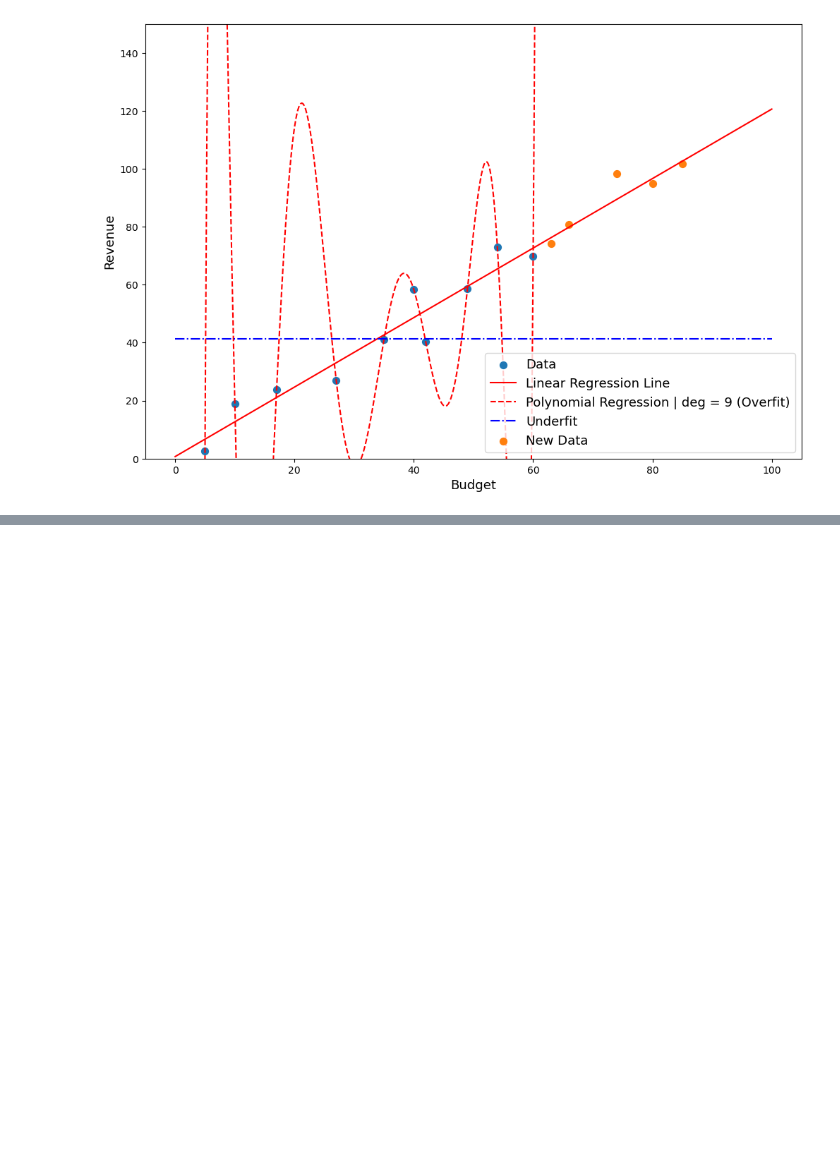
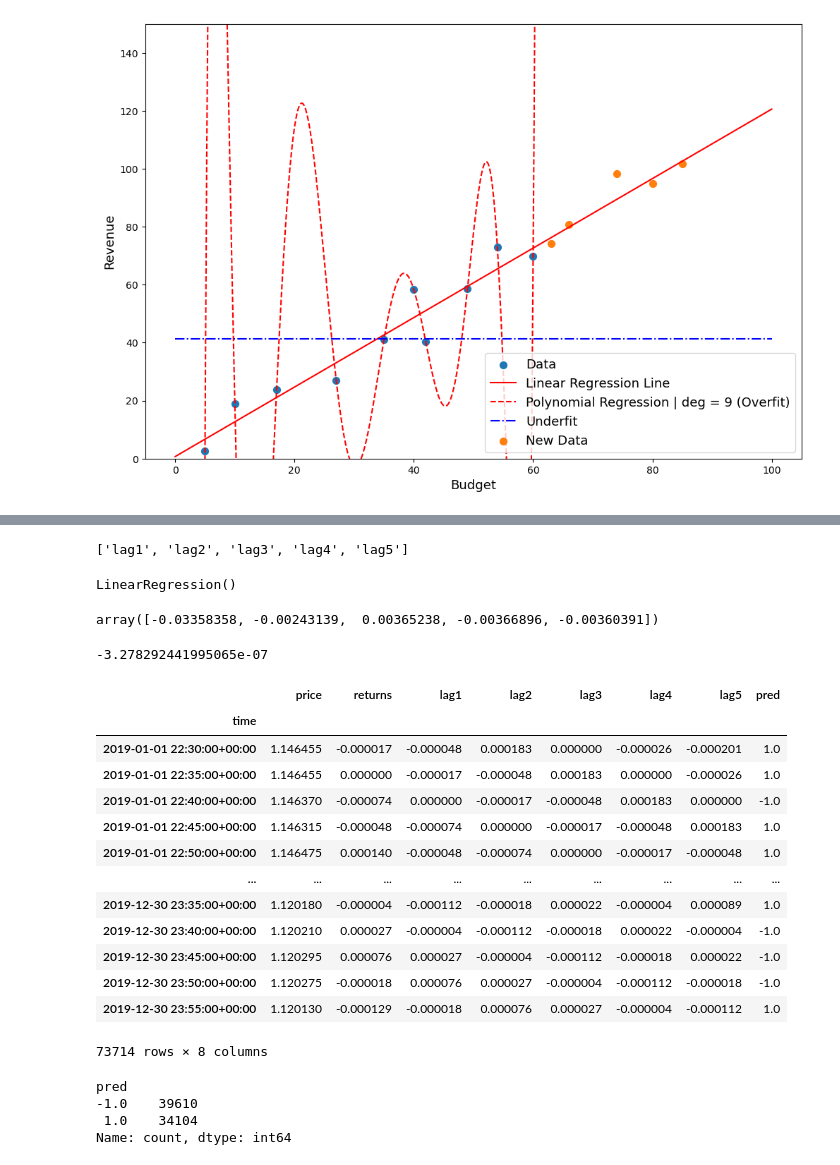
Before and after one commit to apasvenskas/Python-practice-with-financial-data, a Jupyter notebook: Testing/Linear_Regresion.ipynb, the cells around one changed output, grey strips where cells are left out. Cells and saved outputs as stored; diff of their text form; code cells hidden in the pictures; blank space fills up the shorter version.

Commit message:
multiple regression

```diff
--- a/Testing/Linear_Regresion.ipynb
+++ b/Testing/Linear_Regresion.ipynb
@@ -173,0 +221,46 @@ plt.show()
+# %%
+cols
+# %% [output]
+['lag1', 'lag2', 'lag3', 'lag4', 'lag5']
+# %%
+lm = LinearRegression(fit_intercept = True)
+# %%
+lm.fit(data[cols], data.returns) # the lm model
+# %% [output]
+LinearRegression()
+# %%
+lm.coef_
+# %% [output]
+array([-0.03358358, -0.00243139,  0.00365238, -0.00366896, -0.00360391])
+# %%
+lm.intercept_
+# %% [output]
+-3.278292441995065e-07
+# %%
+data["pred"] = lm.predict(data[cols].values)
+# %%
+data.pred = np.sign(data.pred)
+# %%
+data
+# %% [output]
+|  | price | returns | lag1 | lag2 | lag3 | lag4 | lag5 | pred |
+| time |  |  |  |  |  |  |  |  |
+| 2019-01-01 22:30:00+00:00 | 1.146455 | -0.000017 | -0.000048 | 0.000183 | 0.000000 | -0.000026 | -0.000201 | 1.0 |
+| 2019-01-01 22:35:00+00:00 | 1.146455 | 0.000000 | -0.000017 | -0.000048 | 0.000183 | 0.000000 | -0.000026 | 1.0 |
+| 2019-01-01 22:40:00+00:00 | 1.146370 | -0.000074 | 0.000000 | -0.000017 | -0.000048 | 0.000183 | 0.000000 | -1.0 |
+| 2019-01-01 22:45:00+00:00 | 1.146315 | -0.000048 | -0.000074 | 0.000000 | -0.000017 | -0.000048 | 0.000183 | 1.0 |
+| 2019-01-01 22:50:00+00:00 | 1.146475 | 0.000140 | -0.000048 | -0.000074 | 0.000000 | -0.000017 | -0.000048 | 1.0 |
+| ... | ... | ... | ... | ... | ... | ... | ... | ... |
+| 2019-12-30 23:35:00+00:00 | 1.120180 | -0.000004 | -0.000112 | -0.000018 | 0.000022 | -0.000004 | 0.000089 | 1.0 |
+| 2019-12-30 23:40:00+00:00 | 1.120210 | 0.000027 | -0.000004 | -0.000112 | -0.000018 | 0.000022 | -0.000004 | -1.0 |
+| 2019-12-30 23:45:00+00:00 | 1.120295 | 0.000076 | 0.000027 | -0.000004 | -0.000112 | -0.000018 | 0.000022 | -1.0 |
+| 2019-12-30 23:50:00+00:00 | 1.120275 | -0.000018 | 0.000076 | 0.000027 | -0.000004 | -0.000112 | -0.000018 | -1.0 |
+| 2019-12-30 23:55:00+00:00 | 1.120130 | -0.000129 | -0.000018 | 0.000076 | 0.000027 | -0.000004 | -0.000112 | 1.0 |
+73714 rows × 8 columns
+# %%
+data.pred.value_counts()
+# %% [output]
+pred
+-1.0    39610
+ 1.0    34104
+Name: count, dtype: int64
```
Also changed, not shown: parts of 11 cells of this notebook.
